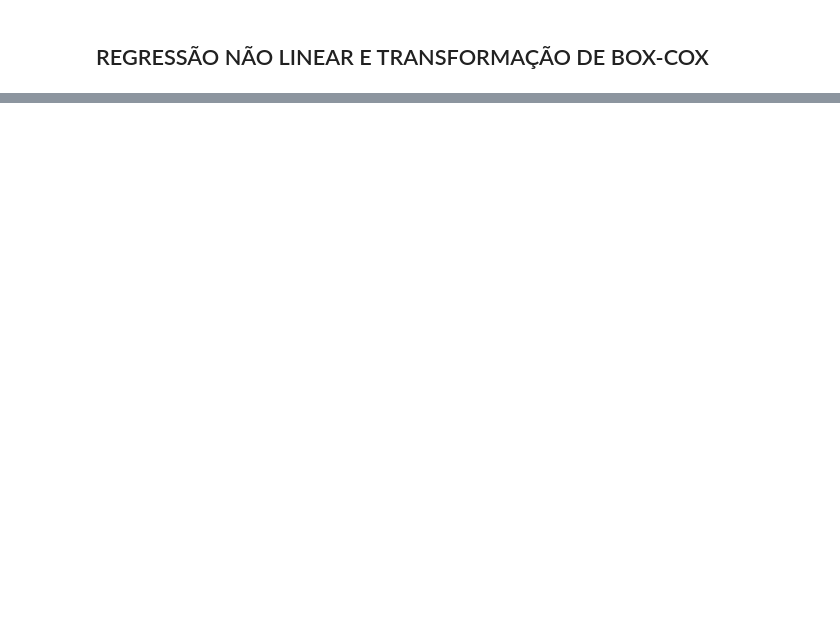
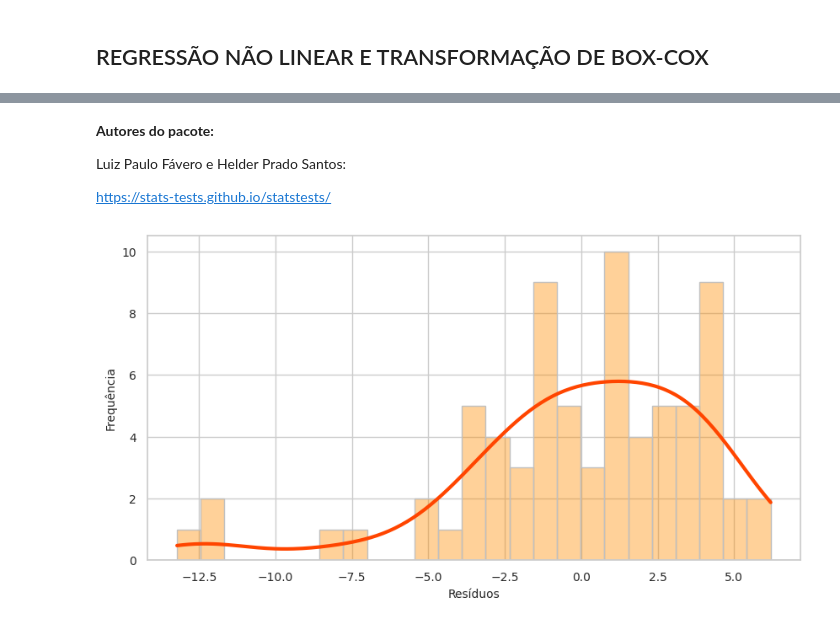
Before and after one commit to filipecarbonera/MBA_USP_Data_Science_Analytics, a Jupyter notebook: Análise de Regressão Simples e Múltipla/script_regressao_simples_e_multipla.ipynb, the cells around one changed output, grey strips where cells are left out. Cells and saved outputs as stored; diff of their text form; code cells hidden in the pictures; blank space fills up the shorter version.

```diff
--- a/Análise de Regressão Simples e Múltipla/script_regressao_simples_e_multipla.ipynb
+++ b/Análise de Regressão Simples e Múltipla/script_regressao_simples_e_multipla.ipynb
@@ -1245,0 +1295,6 @@ fig.update_yaxes(showgrid=True, gridwidth=1, gridcolor='lightgray')
+# %%
+# Estimação de um modelo OLS linear.
+modelo_linear = sm.OLS.from_formula('comprimento ~ idade', df_bebes).fit()
+
+# Parâmetros do 'modelo_linear'.
+modelo_linear.summary()
@@ -1245,0 +1369,19 @@ fig.update_yaxes(showgrid=True, gridwidth=1, gridcolor='lightgray')
+# %% [markdown]
+**Autores do pacote:**
+
+Luiz Paulo Fávero e Helder Prado Santos:
+
+https://stats-tests.github.io/statstests/
+# %%
+# In[4.7]: Histograma dos resíduos do modelo OLS linear
+
+plt.figure(figsize=(10,5))
+hist1 = sns.histplot(data=modelo_linear.resid, kde=True, bins=25, color = 'darkorange', alpha=0.4, edgecolor='silver', line_kws={'linewidth': 3})
+hist1.get_lines()[0].set_color('orangered')
+plt.xlabel('Resíduos', fontsize=10)
+plt.ylabel('Frequência', fontsize=10)
+plt.xticks(fontsize=10)
+plt.yticks(fontsize=10)
+plt.show()
+# %% [output]
+[figure, added]
```
Also changed, not shown: parts of 47 cells of this notebook.
